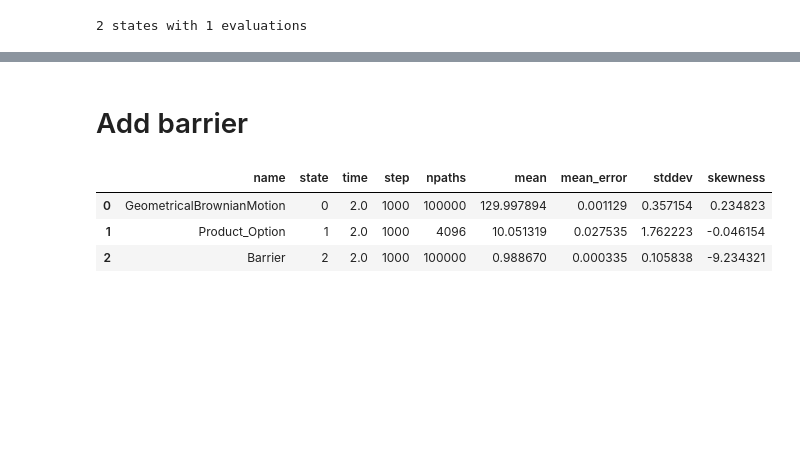
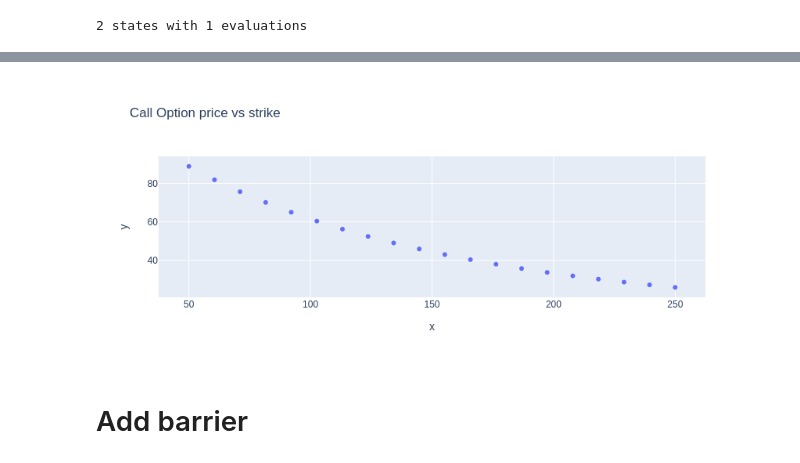
Before and after one commit to AlexanderZvyagin/MonteCarlo-SDK, a Jupyter notebook: python/t3_FinanceOption.ipynb, the cells around one changed output, grey strips where cells are left out. Drawn from its saved outputs; the diff is of its cells as text; code cells hidden in the pictures; blank space fills up the shorter version.

```diff
--- a/python/t3_FinanceOption.ipynb
+++ b/python/t3_FinanceOption.ipynb
@@ -52,3 +108,18 @@ results.df()
+# %%
+import plotly.express as px
+import numpy as np
+
+f = lambda x: vanilla_option_price(130,x,0.3,10,'call',mc_paths=1000,seed=0)
+vx = np.linspace(50,250,20)
+
+fig = px.scatter (
+    title = f'Call Option price vs strike',
+    x = vx,
+    y = [f(x) for x in vx]
+)
+fig.show()
+# %% [output]
+[figure, added]
 # %% [markdown]
 # Add barrier
 # %%
@@ -107,7 +208,0 @@ results_1b = EvaluationResults(reply_1b.json(),model_1b)
-# %%
-results_1b.df()
-# %% [output]
-|  | name | state | time | step | npaths | mean | mean_error | stddev | skewness |
-| 0 | GeometricalBrownianMotion | 0 | 2.0 | 1000 | 100000 | 129.997894 | 0.001129 | 0.357154 | 0.234823 |
-| 1 | Product_Option | 1 | 2.0 | 1000 | 4096 | 10.051319 | 0.027535 | 1.762223 | -0.046154 |
-| 2 | Barrier | 2 | 2.0 | 1000 | 100000 | 0.988670 | 0.000335 | 0.105838 | -9.234321 |
```
Also changed, not shown: parts of 9 cells of this notebook, 2 other files.
